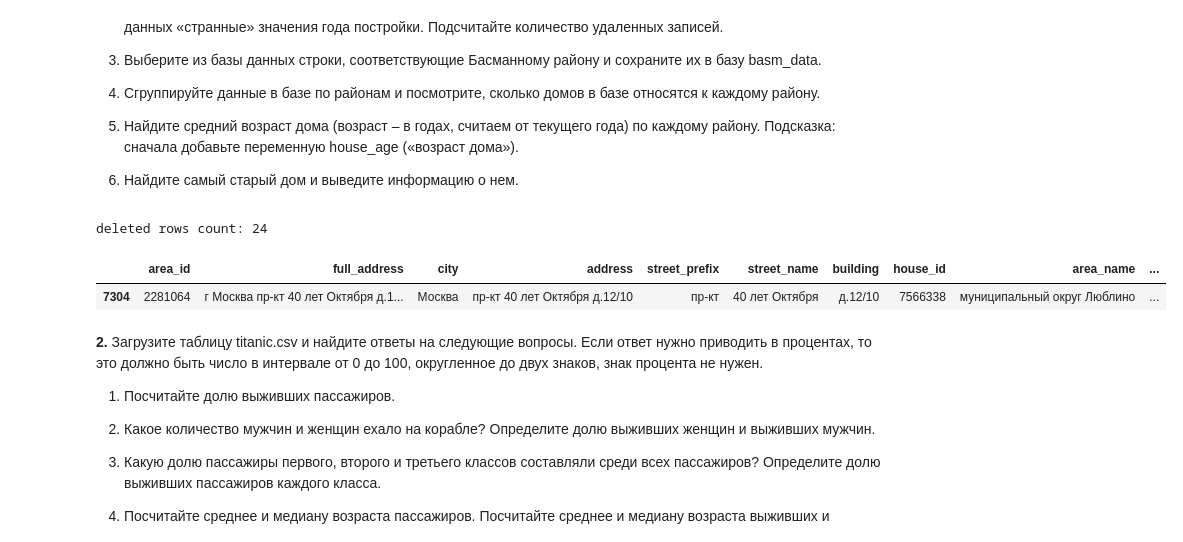
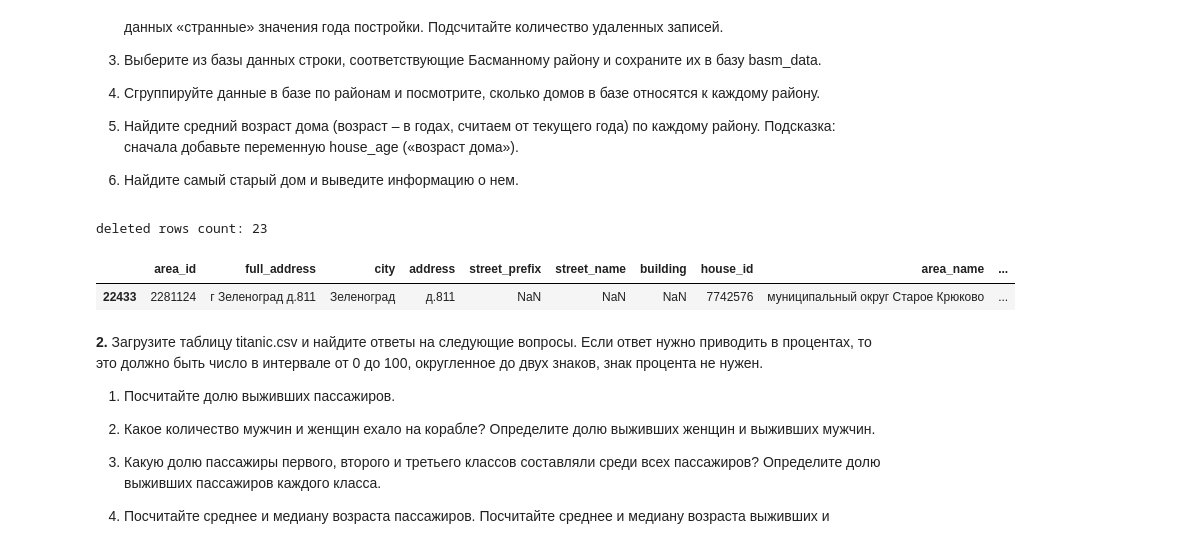
Before and after one commit to Strafred/vyatkaretto, a Jupyter notebook: lab_6/Lab_Python_6_PMI.ipynb, the cells around one changed output. Saved outputs shown, nothing was run; the diff lists cells and outputs as text; code cells hidden in the pictures.

```diff
--- a/lab_6/Lab_Python_6_PMI.ipynb
+++ b/lab_6/Lab_Python_6_PMI.ipynb
@@ -34,39 +34,39 @@ df_build = df_build[df_build["house_year"] != "н.д."]
 df_build["house_year"] = df_build["house_year"].astype(int)
 
 #2:
-first_building_year = 1357
+first_building_year = 1147
 current_year = datetime.now().year
 
 size_before_deleting = df_build.shape[0]
 df_build = df_build[(df_build["house_year"] >= first_building_year) &  (df_build["house_year"] <= current_year)]
 size_after_deleting = df_build.shape[0]
 
 print(f"deleted rows count: {size_before_deleting - size_after_deleting}")
 df_build.to_csv(f"{directory}/df_build.csv")
 
 #3:
 basm_data = df_build[df_build["area_name"].str.contains("Басманный")]
 basm_data.to_csv(f"{directory}/basm_data.csv")
 
 #4:
 def count(x):
     return len(x)
 
 areas_buildings_counts: pd.Series = df_build.groupby("area_name").agg(count).iloc[:, 0]
 areas_buildings_counts.rename("buildings_count").to_csv(f"{directory}/areas_buildings_counts.csv")
 
 #5:
 df_build["house_age"] = current_year - df_build["house_year"]
 areas_mean_buildings_ages: pd.Series = df_build.groupby("area_name").agg("mean")["house_age"]
 areas_mean_buildings_ages.rename("mean_building_age").to_csv(f"{directory}/areas_mean_buildings_ages.csv")
 
 #6:
 max_age = df_build[["house_age"]].agg("max")[0]
 df_build[df_build["house_age"] == max_age]
 # %% [output]
-deleted rows count: 24
+deleted rows count: 23
 |  | area_id | full_address | city | address | street_prefix | street_name | building | house_id | area_name | ... |
-| 7304 | 2281064 | г Москва пр-кт 40 лет Октября д.1... | Москва | пр-кт 40 лет Октября д.12/10 | пр-кт | 40 лет Октября | д.12/10 | 7566338 | муниципальный округ Люблино | ... |
+| 22433 | 2281124 | г Зеленоград д.811 | Зеленоград | д.811 | NaN | NaN | NaN | 7742576 | муниципальный округ Старое Крюково | ... |
 # %% [markdown]
 **2.**	Загрузите таблицу titanic.csv и найдите ответы на следующие вопросы. Если ответ нужно приводить в процентах, то это должно быть число в интервале от 0 до 100, округленное до двух знаков, знак процента не нужен.
 
```
Also changed, not shown: parts of 1 cell of this notebook, 3 other files.
